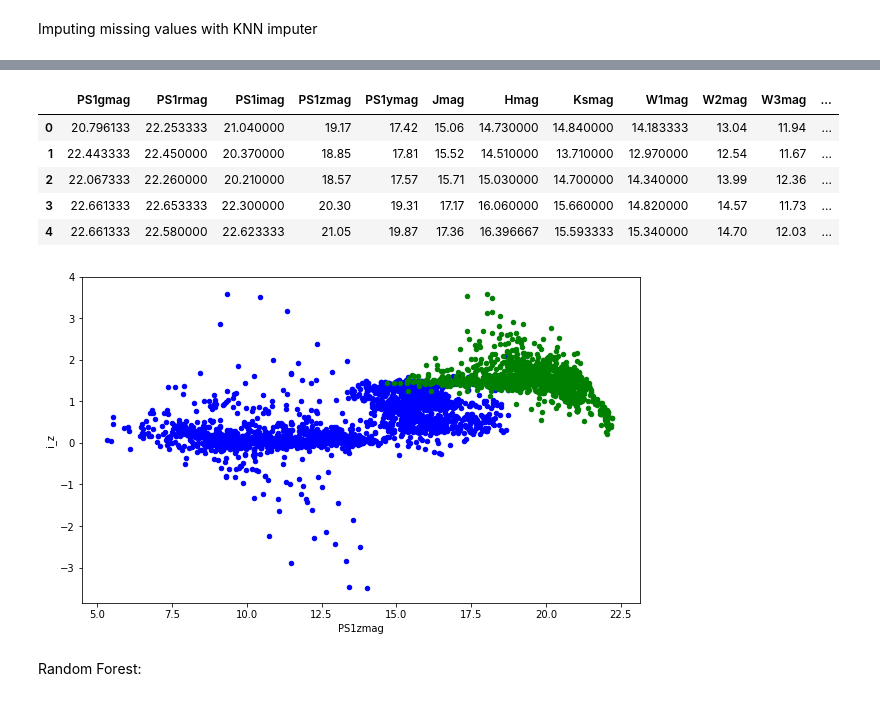
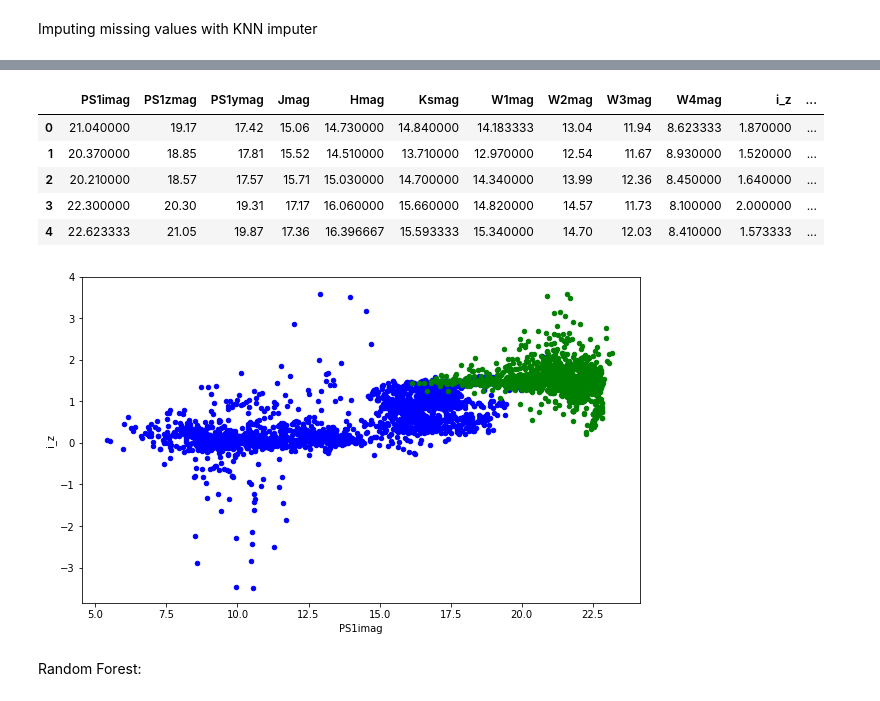
Before and after one commit to iamaleksandra/Brown-Dwarfs-NN, a Jupyter notebook: bd.ipynb, the cells around one changed output, grey strips where cells are left out. Cells and saved outputs as stored; diff of their text form; code cells hidden in the pictures.

```diff
--- a/bd.ipynb
+++ b/bd.ipynb
@@ -86,6 +86,6 @@ df.head()
 | 3 | L5.5 | NaN | NaN | 22.30 | 20.30 | 19.31 | 17.17 | 16.06 | 15.66 | 14.82 | 14.57 | ... |
 | 4 | L9 | NaN | NaN | NaN | 21.05 | 19.87 | NaN | NaN | NaN | 15.34 | 14.70 | ... |
 # %%
-X = df.loc[:, 'PS1gmag':'W4mag']
+X = df.loc[:, 'PS1imag':'W4mag']
 y = df.loc[:, 'label']
 # %%
@@ -103,7 +103,7 @@ Imputing missing values with KNN imputer
 # %%
 imputer = KNNImputer(n_neighbors=3, weights="uniform")
 X = imputer.fit_transform(X)
-cols = df.loc[:, 'PS1gmag':'W4mag']
+cols = df.loc[:, 'PS1imag':'W4mag']
 dx = pandas.DataFrame(data=X, columns=cols.columns)
 dx.head()
 # %% [output]
@@ -120,25 +120,25 @@ dx['y_J'] = dx['PS1ymag']-dx['Jmag']
 dx['J_H'] = dx['Jmag']-dx['Hmag']
 dx['H_Ks'] = dx['Hmag']-dx['Ksmag']
 dx['W1_W2'] = dx['W1mag']-dx['W2mag']
-X = np.array(dx.loc[:, 'PS1gmag':'W1_W2'])
+X = np.array(dx.loc[:, 'PS1imag':'W1_W2'])
 dx.head()
 # %% [output]
-|  | PS1gmag | PS1rmag | PS1imag | PS1zmag | PS1ymag | Jmag | Hmag | Ksmag | W1mag | W2mag | W3mag | ... |
-| 0 | 20.796133 | 22.253333 | 21.040000 | 19.17 | 17.42 | 15.06 | 14.730000 | 14.840000 | 14.183333 | 13.04 | 11.94 | ... |
-| 1 | 22.443333 | 22.450000 | 20.370000 | 18.85 | 17.81 | 15.52 | 14.510000 | 13.710000 | 12.970000 | 12.54 | 11.67 | ... |
-| 2 | 22.067333 | 22.260000 | 20.210000 | 18.57 | 17.57 | 15.71 | 15.030000 | 14.700000 | 14.340000 | 13.99 | 12.36 | ... |
-| 3 | 22.661333 | 22.653333 | 22.300000 | 20.30 | 19.31 | 17.17 | 16.060000 | 15.660000 | 14.820000 | 14.57 | 11.73 | ... |
-| 4 | 22.661333 | 22.580000 | 22.623333 | 21.05 | 19.87 | 17.36 | 16.396667 | 15.593333 | 15.340000 | 14.70 | 12.03 | ... |
+|  | PS1imag | PS1zmag | PS1ymag | Jmag | Hmag | Ksmag | W1mag | W2mag | W3mag | W4mag | i_z | ... |
+| 0 | 21.040000 | 19.17 | 17.42 | 15.06 | 14.730000 | 14.840000 | 14.183333 | 13.04 | 11.94 | 8.623333 | 1.870000 | ... |
+| 1 | 20.370000 | 18.85 | 17.81 | 15.52 | 14.510000 | 13.710000 | 12.970000 | 12.54 | 11.67 | 8.930000 | 1.520000 | ... |
+| 2 | 20.210000 | 18.57 | 17.57 | 15.71 | 15.030000 | 14.700000 | 14.340000 | 13.99 | 12.36 | 8.450000 | 1.640000 | ... |
+| 3 | 22.300000 | 20.30 | 19.31 | 17.17 | 16.060000 | 15.660000 | 14.820000 | 14.57 | 11.73 | 8.100000 | 2.000000 | ... |
+| 4 | 22.623333 | 21.05 | 19.87 | 17.36 | 16.396667 | 15.593333 | 15.340000 | 14.70 | 12.03 | 8.410000 | 1.573333 | ... |
 # %%
-mag1='PS1zmag'
+mag1='PS1imag'
 mag2='i_z'
 dx1 = dx[y == False]
 fp=dx1.plot.scatter(x=mag1, y=mag2, c='b',figsize=(10, 6))
 df2 = dx[y == True]
 df2.plot.scatter(x=mag1, y=mag2, c='g', ax=fp)
 plt.show()
 # %% [output]
-[figure, old version]
+[figure, new version]
 # %%
 X_train, x_temp, y_train, y_temp = train_test_split(X, y, test_size=0.4, random_state=123)
 x_val, x_test, y_val, y_test = train_test_split(x_temp, y_temp, test_size=0.5, random_state=123)
```
Also changed, not shown: parts of 17 cells of this notebook.
